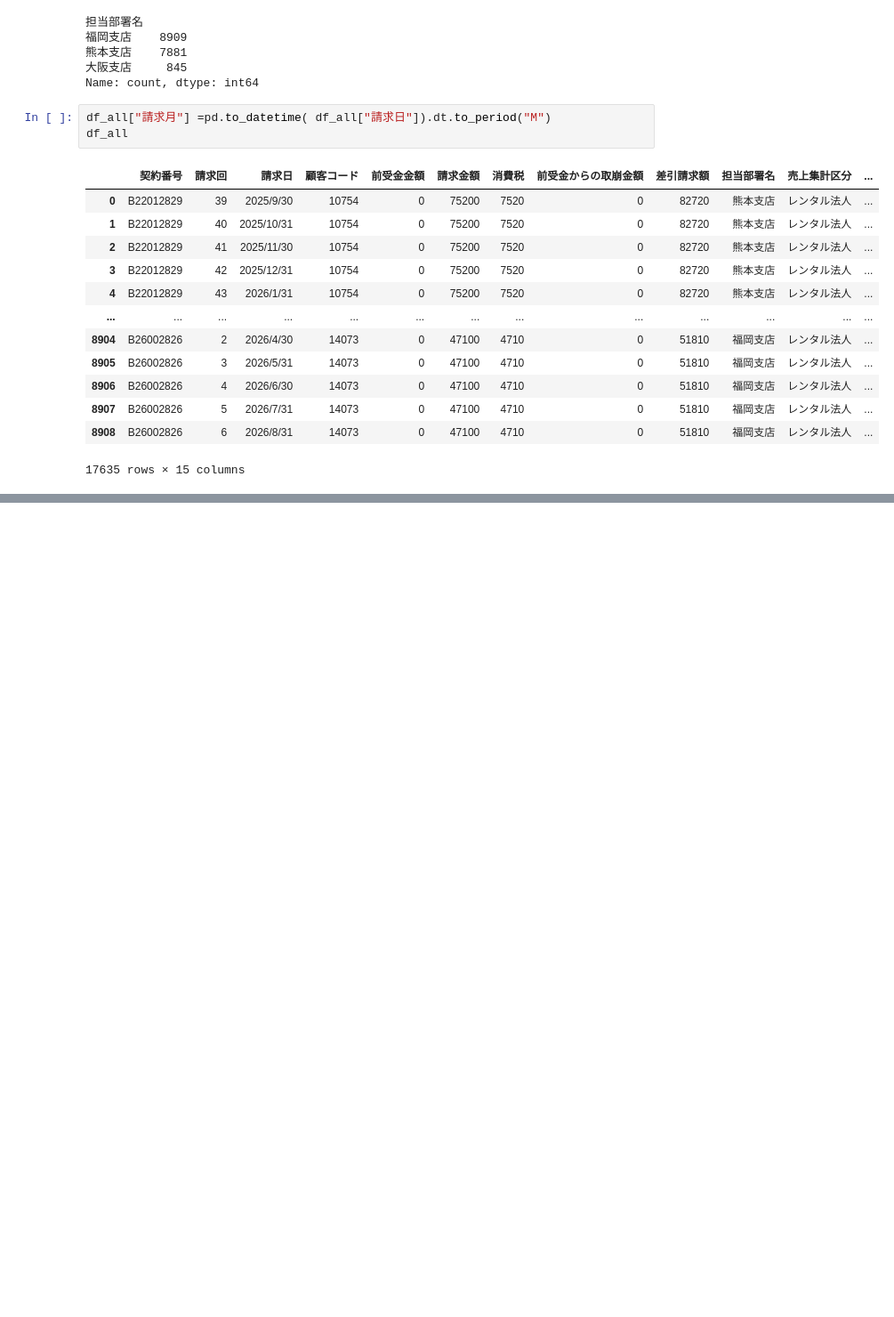
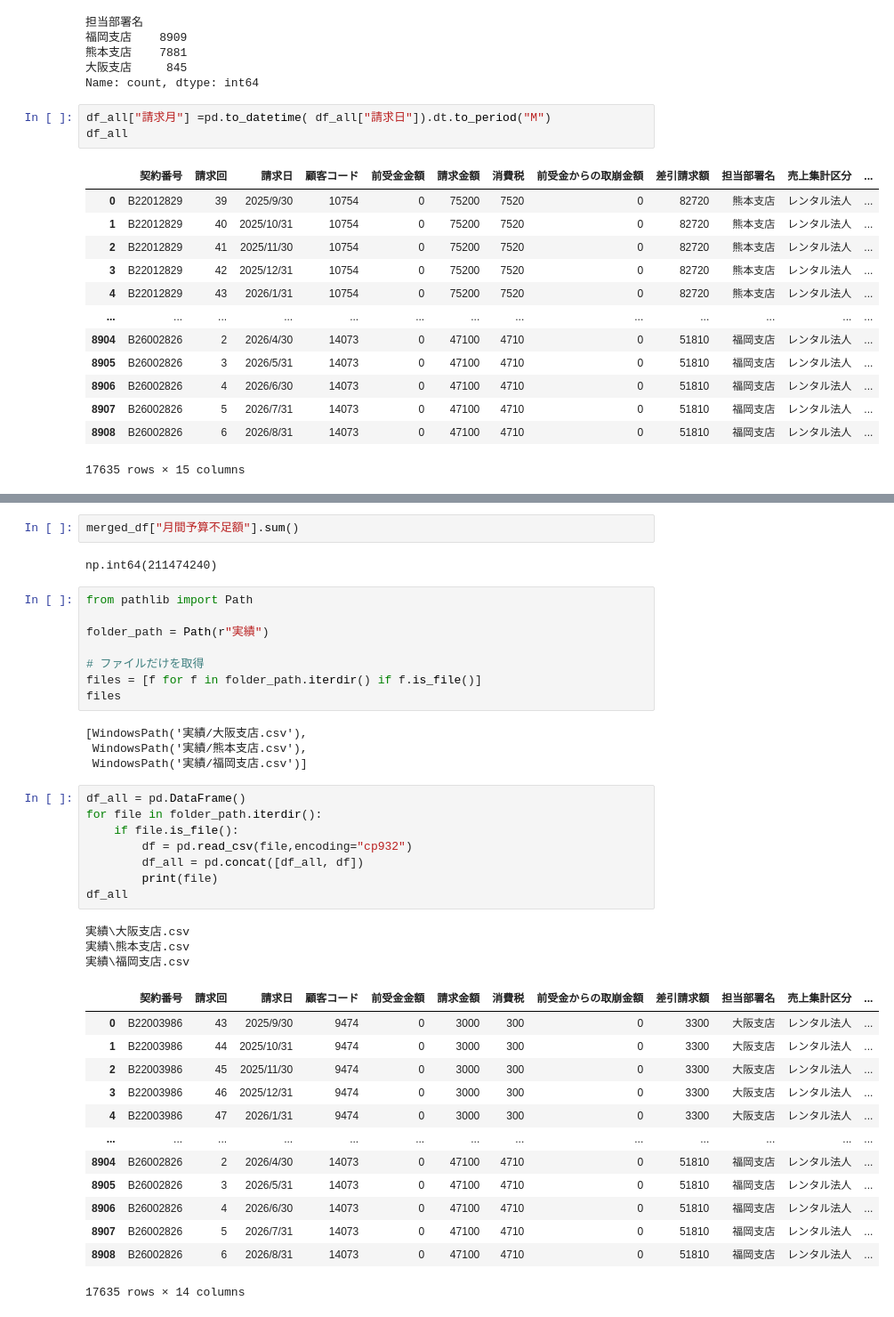
Before and after one commit to Zaid0418/python-basic-kadai, a Jupyter notebook: python-excel-kadai/work_flow/work_flow.ipynb, the cells around one changed output, grey strips where cells are left out. Shown at 89% size. Saved outputs shown, nothing was run; the diff lists cells and outputs as text; blank space fills up the shorter version.

```diff
--- a/python-excel-kadai/work_flow/work_flow.ipynb
+++ b/python-excel-kadai/work_flow/work_flow.ipynb
@@ -106,0 +156,41 @@ df_all.groupby("請求月")["請求金額"].sum().reset_index()
+# %%
+merged_df["月間予算不足額"].sum()
+# %% [output]
+np.int64(211474240)
+# %%
+from pathlib import Path
+
+folder_path = Path(r"実績")
+
+# ファイルだけを取得
+files = [f for f in folder_path.iterdir() if f.is_file()]
+files
+# %% [output]
+[WindowsPath('実績/大阪支店.csv'),
+ WindowsPath('実績/熊本支店.csv'),
+ WindowsPath('実績/福岡支店.csv')]
+# %%
+df_all = pd.DataFrame()
+for file in folder_path.iterdir():
+    if file.is_file():
+        df = pd.read_csv(file,encoding="cp932")
+        df_all = pd.concat([df_all, df])
+        print(file)
+df_all
+# %% [output]
+実績\大阪支店.csv
+実績\熊本支店.csv
+実績\福岡支店.csv
+|  | 契約番号 | 請求回 | 請求日 | 顧客コード | 前受金金額 | 請求金額 | 消費税 | 前受金からの取崩金額 | 差引請求額 | 担当部署名 | 売上集計区分 | ... |
+| 0 | B22003986 | 43 | 2025/9/30 | 9474 | 0 | 3000 | 300 | 0 | 3300 | 大阪支店 | レンタル法人 | ... |
+| 1 | B22003986 | 44 | 2025/10/31 | 9474 | 0 | 3000 | 300 | 0 | 3300 | 大阪支店 | レンタル法人 | ... |
+| 2 | B22003986 | 45 | 2025/11/30 | 9474 | 0 | 3000 | 300 | 0 | 3300 | 大阪支店 | レンタル法人 | ... |
+| 3 | B22003986 | 46 | 2025/12/31 | 9474 | 0 | 3000 | 300 | 0 | 3300 | 大阪支店 | レンタル法人 | ... |
+| 4 | B22003986 | 47 | 2026/1/31 | 9474 | 0 | 3000 | 300 | 0 | 3300 | 大阪支店 | レンタル法人 | ... |
+| ... | ... | ... | ... | ... | ... | ... | ... | ... | ... | ... | ... | ... |
+| 8904 | B26002826 | 2 | 2026/4/30 | 14073 | 0 | 47100 | 4710 | 0 | 51810 | 福岡支店 | レンタル法人 | ... |
+| 8905 | B26002826 | 3 | 2026/5/31 | 14073 | 0 | 47100 | 4710 | 0 | 51810 | 福岡支店 | レンタル法人 | ... |
+| 8906 | B26002826 | 4 | 2026/6/30 | 14073 | 0 | 47100 | 4710 | 0 | 51810 | 福岡支店 | レンタル法人 | ... |
+| 8907 | B26002826 | 5 | 2026/7/31 | 14073 | 0 | 47100 | 4710 | 0 | 51810 | 福岡支店 | レンタル法人 | ... |
+| 8908 | B26002826 | 6 | 2026/8/31 | 14073 | 0 | 47100 | 4710 | 0 | 51810 | 福岡支店 | レンタル法人 | ... |
+17635 rows × 14 columns
```
Also changed, not shown: parts of 6 cells of this notebook, 3 other files.
